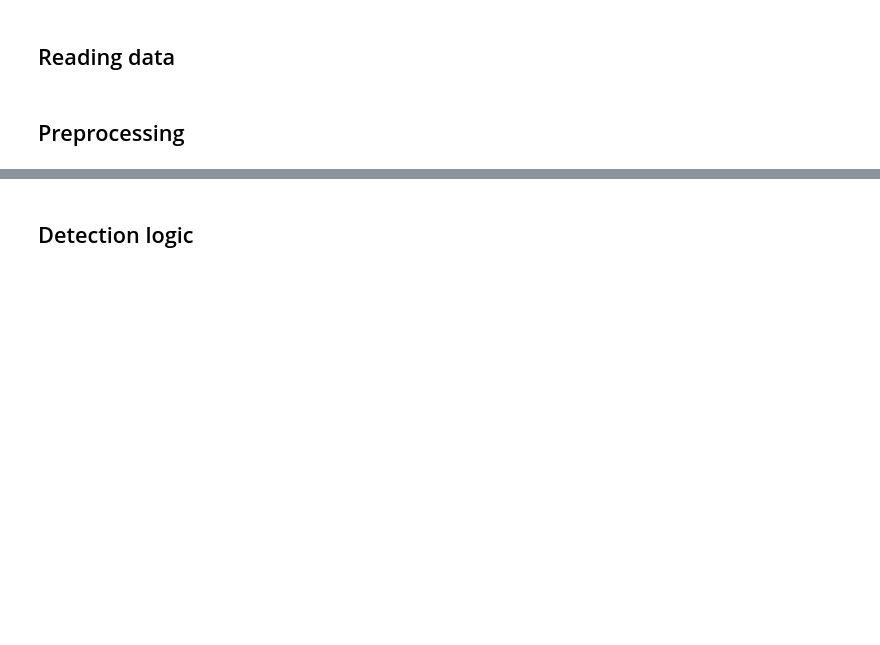
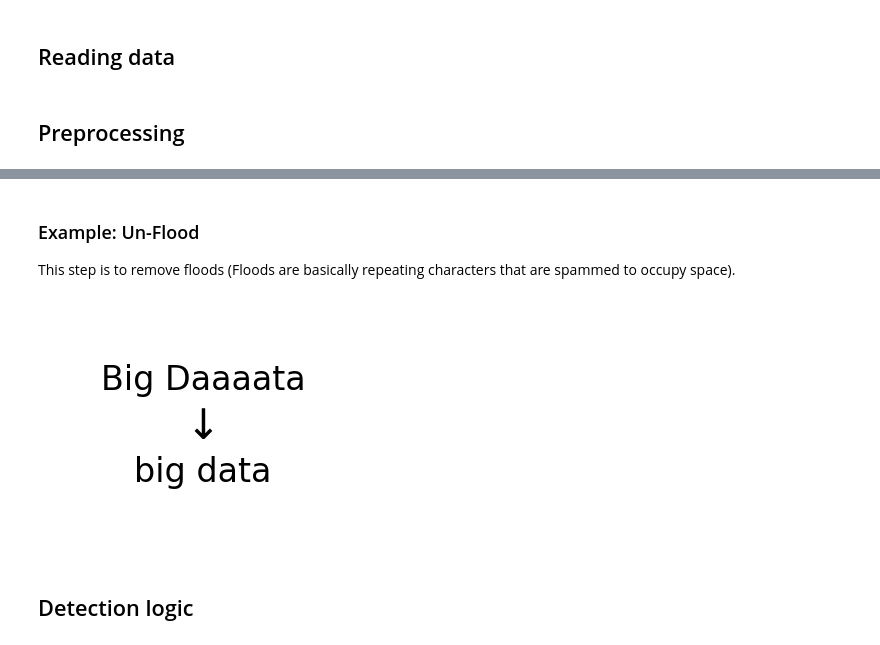
Before and after one commit to valdi-at/bot-detect-cuss-or-slur, a Jupyter notebook: notebook.ipynb, the cells around one changed output, grey strips where cells are left out. Cells and saved outputs as stored; diff of their text form; code cells hidden in the pictures; blank space fills up the shorter version.

```diff
--- a/notebook.ipynb
+++ b/notebook.ipynb
@@ -59,3 +90,10 @@ def clean_text(text):
+# %% [markdown]
+### Example: Un-Flood
+This step is to remove floods (Floods are basically repeating characters that are spammed to occupy space).
+# %%
+demo_clean("Big Daaaata")
+# %% [output]
+[figure, added]
 # %% [markdown]
 ## Detection logic
 # %%
```
Also changed, not shown: parts of 5 cells of this notebook, 1 other file.
